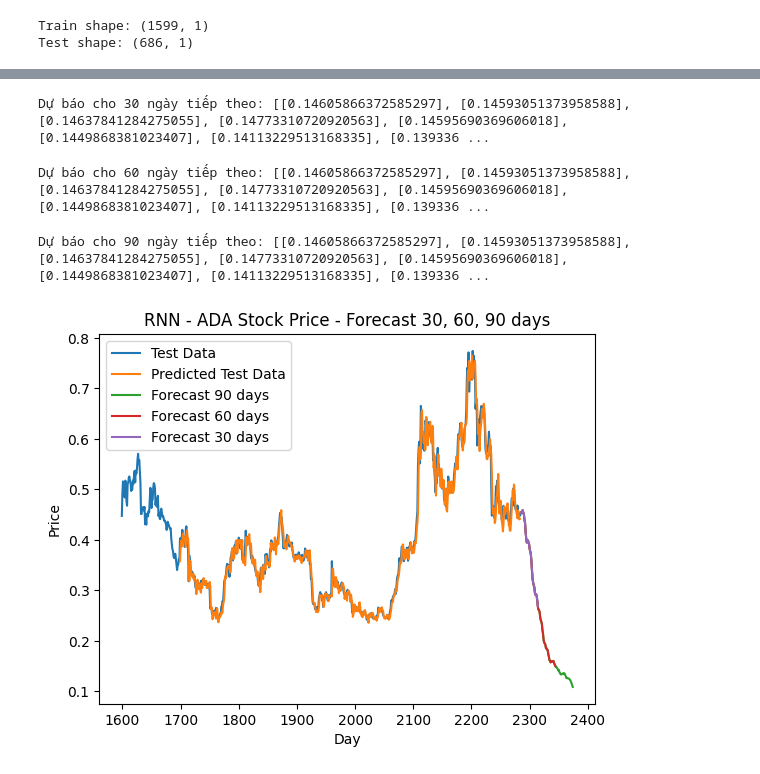
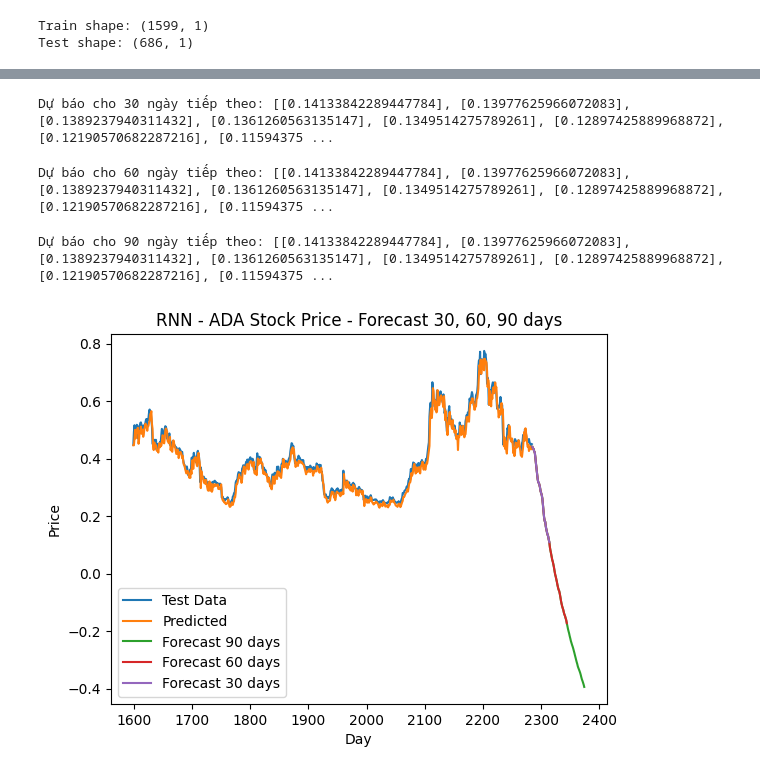
Before and after one commit to turnrighthere/IS403.O22.Team2, a Jupyter notebook: Model/ADA/ADA_RNN_7-3.ipynb, the cells around one changed output, grey strips where cells are left out. Saved outputs shown, nothing was run; the diff lists cells and outputs as text; code cells hidden in the pictures.

```diff
--- a/Model/ADA/ADA_RNN_7-3.ipynb
+++ b/Model/ADA/ADA_RNN_7-3.ipynb
@@ -60,7 +60,8 @@ def create_dataset(dataset, time_step=1):
 # 6. Reshape into X=t,t+1,t+2..t+99 and Y=t+100
 time_step = 100
 X_train, y_train = create_dataset(train_data, time_step)
-X_test, ytest = create_dataset(test_data, time_step)
+combined_data = np.concatenate((train_data[-time_step:], test_data))
+X_test, ytest = create_dataset(combined_data, time_step)
 # %%
 # 7. Reshape input to be [samples, time steps, features] which is required for LSTM
 X_train = X_train.reshape(X_train.shape[0], X_train.shape[1], 1)
@@ -153,37 +154,36 @@ forecast_90 = forecast_days(90)
 # 15. In ra dự đoán cho 30 ngày tiếp theo
 print("Dự báo cho 30 ngày tiếp theo:", forecast_30)
 # %% [output]
-Dự báo cho 30 ngày tiếp theo: [[0.14605866372585297], [0.14593051373958588], [0.14637841284275055], [0.14773310720920563], [0.14595690369606018], [0.1449868381023407], [0.14113229513168335], [0.139336 ...
+Dự báo cho 30 ngày tiếp theo: [[0.14133842289447784], [0.13977625966072083], [0.1389237940311432], [0.1361260563135147], [0.1349514275789261], [0.12897425889968872], [0.12190570682287216], [0.11594375 ...
 # %%
 # 15. In ra dự đoán cho 60 ngày tiếp theo
 print("Dự báo cho 60 ngày tiếp theo:", forecast_60)
 # %% [output]
-Dự báo cho 60 ngày tiếp theo: [[0.14605866372585297], [0.14593051373958588], [0.14637841284275055], [0.14773310720920563], [0.14595690369606018], [0.1449868381023407], [0.14113229513168335], [0.139336 ...
+Dự báo cho 60 ngày tiếp theo: [[0.14133842289447784], [0.13977625966072083], [0.1389237940311432], [0.1361260563135147], [0.1349514275789261], [0.12897425889968872], [0.12190570682287216], [0.11594375 ...
 # %%
 # 15. In ra dự đoán cho 90 ngày tiếp theo
 print("Dự báo cho 90 ngày tiếp theo:", forecast_90)
 # %% [output]
-Dự báo cho 90 ngày tiếp theo: [[0.14605866372585297], [0.14593051373958588], [0.14637841284275055], [0.14773310720920563], [0.14595690369606018], [0.1449868381023407], [0.14113229513168335], [0.139336 ...
+Dự báo cho 90 ngày tiếp theo: [[0.14133842289447784], [0.13977625966072083], [0.1389237940311432], [0.1361260563135147], [0.1349514275789261], [0.12897425889968872], [0.12190570682287216], [0.11594375 ...
 # %%
 # 16. Vẽ hình
 
 # Vẽ dữ liệu kiểm tra
 test_data_index = pd.RangeIndex(start=train_size, stop=train_size + test_size)
 plt.plot(test_data_index, scaler.inverse_transform(test_data), label='Test Data')
 
 # Vẽ dữ liệu dự đoán
-predicted_data_index = range(train_size + 100, train_size + 100 + len(y_pred))
-plt.plot(predicted_data_index, y_pred, label='Predicted Test Data')
+plt.plot(np.arange(train_size, train_size + len(y_pred)), y_pred, label='Predicted')
 
 # Vẽ dự báo 90, 60, 30 ngày
 plt.plot(np.arange(train_size + len(test_data), train_size + len(test_data) + len(forecast_90)), scaler.inverse_transform(forecast_90), label='Forecast 90 days')
 plt.plot(np.arange(train_size + len(test_data), train_size + len(test_data) + len(forecast_60)), scaler.inverse_transform(forecast_60), label='Forecast 60 days')
 plt.plot(np.arange(train_size + len(test_data), train_size + len(test_data) + len(forecast_30)), scaler.inverse_transform(forecast_30), label='Forecast 30 days')
 
 plt.title('RNN - ADA Stock Price - Forecast 30, 60, 90 days')
 plt.legend()
 plt.xlabel('Day')
 plt.ylabel('Price')
 plt.show()
 # %% [output]
-[figure, old version]
+[figure, new version]
```
Also changed, not shown: parts of 3 cells of this notebook, 8 other files.
